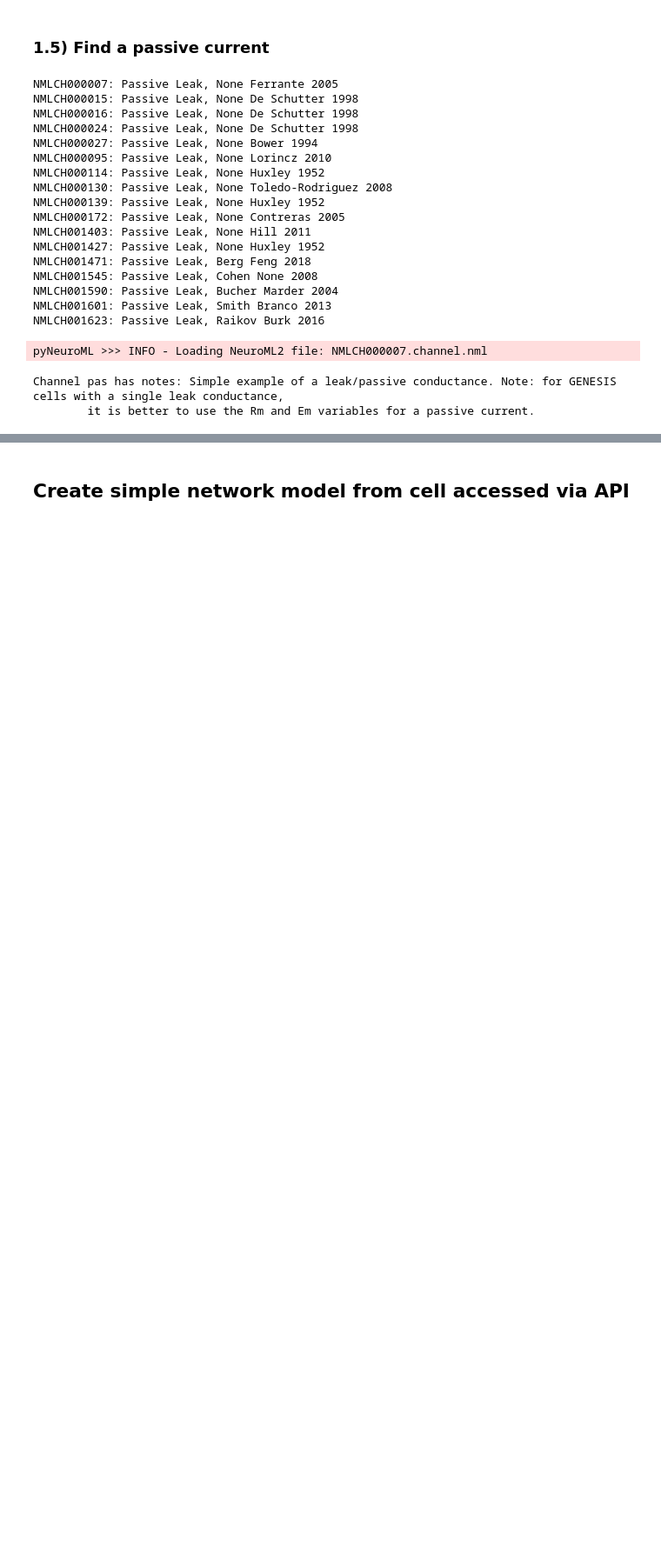
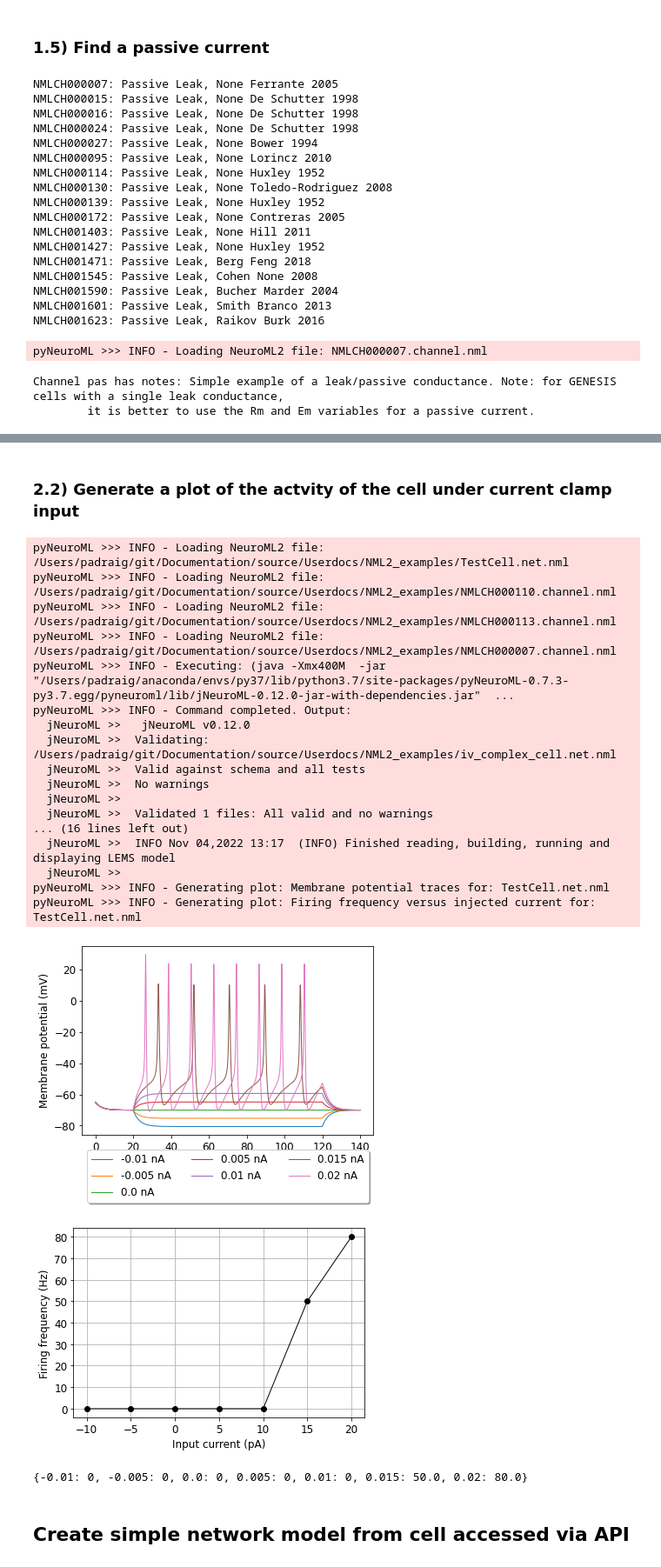
Before and after one commit to NeuroML/Documentation, a Jupyter notebook: source/Userdocs/NML2_examples/NeuroML-DB.ipynb, the cells around one changed output, grey strips where cells are left out. Shown: that part at 87% size. Cells and saved outputs as stored; diff of their text form; code cells hidden in the pictures; blank space fills up the shorter version.

Commit message:
Adding voltage traces

```diff
--- a/source/Userdocs/NML2_examples/NeuroML-DB.ipynb
+++ b/source/Userdocs/NML2_examples/NeuroML-DB.ipynb
@@ -193,12 +210,31 @@ nml_doc.add(cell)
 cell.add_segment(prox=[0,0,0,10], dist=[0,0,0,10], seg_type='soma')
 
 cell.set_resistivity('0.03 kohm_cm')
+cell.set_init_memb_potential('-65mV')
+cell.set_specific_capacitance('1.0 uF_per_cm2')
+cell.set_spike_thresh('0mV')
+
+
+cell.add_channel_density(nml_doc,
+                        cd_id='%s_chans'%na_chan.id,
+                        ion_channel=na_chan.id,
+                        cond_density='120.0 mS_per_cm2',
+                        ion_chan_def_file=na_chan_fname,
+                        erev="50 mV")
+
+cell.add_channel_density(nml_doc,
+                        cd_id='%s_chans'%k_chan.id,
+                        ion_channel=k_chan.id,
+                        cond_density='360 S_per_m2',
+                        ion_chan_def_file=k_chan_fname,
+                        erev="-77 mV")
 
 cell.add_channel_density(nml_doc,
                         cd_id='%s_chans'%pas_chan.id,
                         ion_channel=pas_chan.id,
-                        cond_density='0.01 mS_per_cm2',
-                        ion_chan_def_file=pas_chan_fname)
+                        cond_density='3.0 S_per_m2',
+                        ion_chan_def_file=pas_chan_fname,
+                        erev="-70 mV")
 
 
 
@@ -208,12 +244,14 @@ writers.NeuroMLWriter.write(nml_doc, nml_file)
 
 print("Written network file to: " + nml_file)
 
-
 from neuroml.utils import validate_neuroml2
 
 validate_neuroml2(nml_file)
 
-!cat TestCell.net.nml
+#!cat TestCell.net.nml
+
+
+pynml.summary(nml_doc, verbose=True)
 # %% [output]
 Written network file to: TestCell.net.nml
 It's valid!
@@ -235,3 +273,38 @@ It's valid!
+# %% [markdown]
+### 2.2) Generate a plot of the actvity of the cell under current clamp input
+# %%
+from pyneuroml.analysis import generate_current_vs_frequency_curve
+
+generate_current_vs_frequency_curve(nml_file,
+    cell.id,
+    start_amp_nA=-0.01,
+    end_amp_nA=0.02,
+    step_nA=0.005,
+    pre_zero_pulse=20,
+    post_zero_pulse=20,
+    analysis_duration=100,
+    plot_voltage_traces=True)
+# %% [output]
+pyNeuroML >>> INFO - Loading NeuroML2 file: /Users/padraig/git/Documentation/source/Userdocs/NML2_examples/TestCell.net.nml
+pyNeuroML >>> INFO - Loading NeuroML2 file: /Users/padraig/git/Documentation/source/Userdocs/NML2_examples/NMLCH000110.channel.nml
+pyNeuroML >>> INFO - Loading NeuroML2 file: /Users/padraig/git/Documentation/source/Userdocs/NML2_examples/NMLCH000113.channel.nml
+pyNeuroML >>> INFO - Loading NeuroML2 file: /Users/padraig/git/Documentation/source/Userdocs/NML2_examples/NMLCH000007.channel.nml
+pyNeuroML >>> INFO - Executing: (java -Xmx400M  -jar  "/Users/padraig/anaconda/envs/py37/lib/python3.7/site-packages/pyNeuroML-0.7.3-py3.7.egg/pyneuroml/lib/jNeuroML-0.12.0-jar-with-dependencies.jar"  ...
+pyNeuroML >>> INFO - Command completed. Output:
+  jNeuroML >>   jNeuroML v0.12.0
+  jNeuroML >>  Validating: /Users/padraig/git/Documentation/source/Userdocs/NML2_examples/iv_complex_cell.net.nml
+  jNeuroML >>  Valid against schema and all tests
+  jNeuroML >>  No warnings
+  jNeuroML >>
+  jNeuroML >>  Validated 1 files: All valid and no warnings
+... (16 lines left out)
+  jNeuroML >>  INFO Nov 04,2022 13:17  (INFO) Finished reading, building, running and displaying LEMS model
+  jNeuroML >>
+pyNeuroML >>> INFO - Generating plot: Membrane potential traces for: TestCell.net.nml
+pyNeuroML >>> INFO - Generating plot: Firing frequency versus injected current for: TestCell.net.nml
+[figure, added]
+[figure, added]
+{-0.01: 0, -0.005: 0, 0.0: 0, 0.005: 0, 0.01: 0, 0.015: 50.0, 0.02: 80.0}
 # %% [markdown]
 ## Create simple network model from cell accessed via API
 # %%
```
Also changed, not shown: parts of 6 cells of this notebook.
